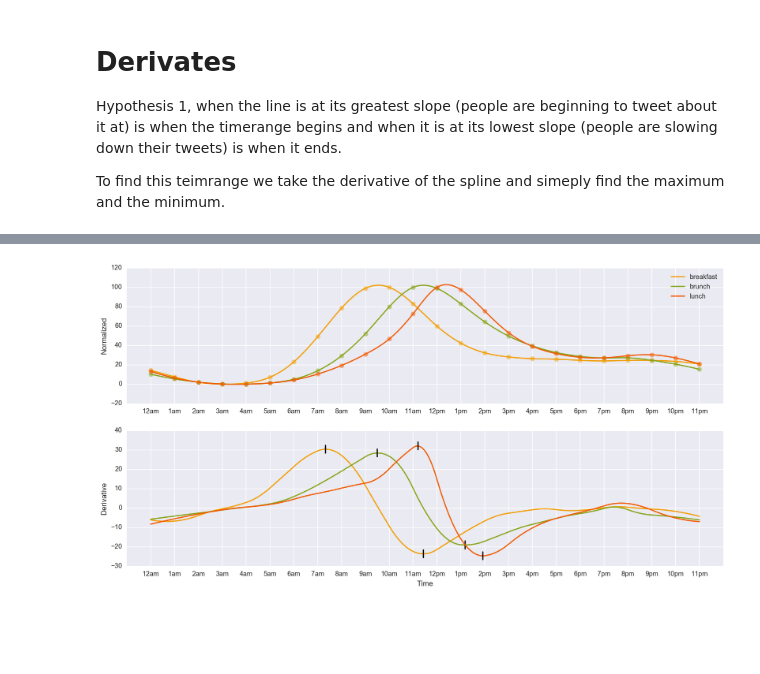
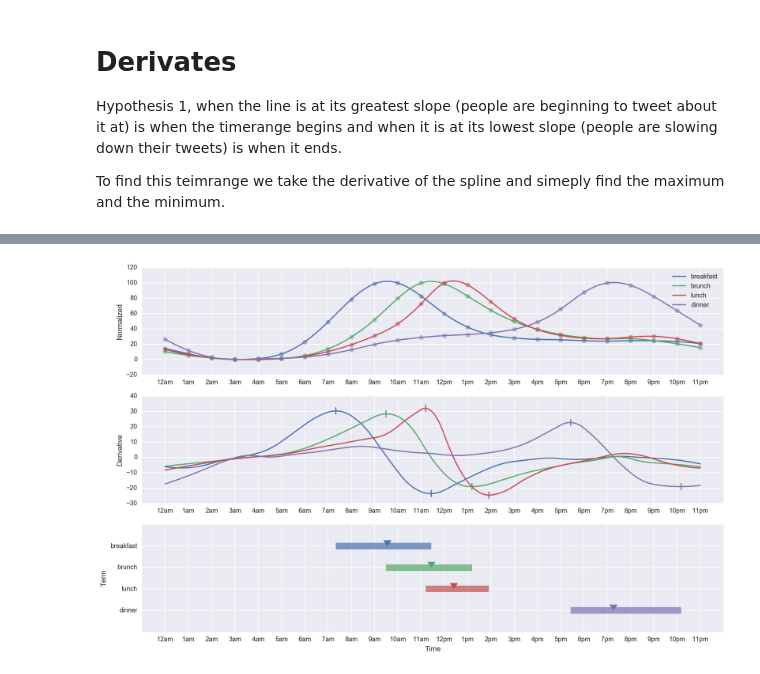
Before and after one commit to bjacobso/brunch, a Jupyter notebook: Brunch Analysis.ipynb, the cells around one changed output, grey strips where cells are left out. Drawn from its saved outputs; the diff is of its cells as text; code cells hidden in the pictures; blank space fills up the shorter version.

```diff
--- a/Brunch Analysis.ipynb
+++ b/Brunch Analysis.ipynb
@@ -19,13 +20,22 @@ labels = [
   '12am', '1am', '2am', '3am', '4am', '5am', '6am', '7am', '8am', '9am', '10am', '11am',
   '12pm', '1pm', '2pm', '3pm', '4pm', '5pm', '6pm', '7pm', '8pm', '9pm', '10pm', '11pm',
 ]
+current_palette = sns.color_palette()
 colors = {
-    'breakfast': '#F29F05',
-    'brunch': '#87A61C',
-    'coffee': '#AA502D',
-    'lunch': '#F25C05',
-    'dinner': '#D92526'
+    'breakfast': current_palette[0],
+    'brunch': current_palette[1],
+    'lunch': current_palette[2],
+    'dinner': current_palette[3],
+    'coffee': current_palette[4],
 }
+
+# convert 4.5 => 4:30am
+def htime(hour):
+    ampm = ('am' if (int(hour) < 12) else 'pm')
+    h = math.floor(hour) % 12
+    if h == 0:
+        h = 12
+    return "%d:%02d%s" % (h, int(hour % 1 * 60), ampm)
 # %%
 # create the data frame from csv
 df = pd.read_csv('tweets_local_hours.csv', header=None, names=columns)
@@ -87,15 +97,27 @@ Hypothesis 1, when the line is at its greatest slope (people are beginning to tw
 
 To find this teimrange we take the derivative of the spline and simeply find the maximum and the minimum.
 # %%
+from matplotlib import gridspec
+
 xnew = np.linspace(0, 23, num=500, endpoint=True)
-fig = plt.figure(figsize=(16, 8), facecolor='w', edgecolor='k')
+fig = plt.figure(figsize=(16, 10), facecolor='w', edgecolor='k')
 
-plot_terms = ['breakfast', 'brunch', 'lunch'] # terms
+plot_terms = ['breakfast', 'brunch', 'lunch', 'dinner'] # terms
 
-plt.subplot(211)
+fig = plt.figure(figsize=(16, 10), facecolor='w', edgecolor='k')
+
+gs = gridspec.GridSpec(3, 3)
+ax1 = fig.add_subplot(gs[0,:])
+ax2 = fig.add_subplot(gs[1,:])
+ax3 = fig.add_subplot(gs[2,:])
+# f, axarr = plt.subplots(3, sharex=True)
+
+plt.sca(ax1)
+
 plt.xlim([-1,24])
+plt.xticks(times, labels)
+plt.xticks(times, labels)
 plt.ylabel('Normalized')
-plt.xticks(times, labels)
 for term in plot_terms:
     spline = UnivariateSpline(times, dfp_norm[term], s=0)
     plt.plot(times, dfp_norm[term], 'o', color=colors[term], alpha=0.5, label='_nolegend_')
@@ -103,34 +125,36 @@ for term in plot_terms:
 
 plt.legend()
 
-plt.subplot(212)
+plt.sca(ax2)
 plt.xlim([-1,24])
 plt.xticks(times, labels)
+plt.xticks(times, labels)
 plt.ylabel('Derivative')
-plt.xlabel('Time')
+
 for term in plot_terms:
     spline = UnivariateSpline(times, dfp_norm[term], s=0)
     d = spline.derivative()(xnew)
     plt.plot(xnew, d, '-', color=colors[term])
     # plot black bars
     plt.plot((xnew[np.argmax(d, axis=0)], xnew[np.argmax(d, axis=0)]),
-             (d[np.argmax(d, axis=0)] - 2, d[np.argmax(d, axis=0)] + 2), 'k-')
+             (d[np.argmax(d, axis=0)] - 2, d[np.argmax(d, axis=0)] + 2), '-', color=colors[term])
     plt.plot((xnew[np.argmin(d, axis=0)], xnew[np.argmin(d, axis=0)]),
-             (d[np.argmin(d, axis=0)] - 2, d[np.argmin(d, axis=0)] + 2), 'k-')
+             (d[np.argmin(d, axis=0)] - 2, d[np.argmin(d, axis=0)] + 2), '-', color=colors[term])
 
-    print(term)
-    print(xnew[np.argmax(d, axis=0)], 'to', xnew[np.argmin(d, axis=0)])
+plt.sca(ax3)
+plt.xlim([-1,24])
+plt.xticks(times, labels)
+plt.xticks(times, labels)
+plt.yticks(range(len(plot_terms)), reversed(plot_terms))
+plt.ylim([-1,len(plot_terms)])
+plt.ylabel('Term')
+for i, term in enumerate(reversed(plot_terms)):
+    spline = UnivariateSpline(times, dfp_norm[term], s=0)
+    d = spline.derivative()(xnew)
+    plt.hlines(i, xnew[np.argmax(d, axis=0)], xnew[np.argmin(d, axis=0)],
+               linewidth=10, color=colors[term], label=term, alpha=0.7)
+    plt.scatter([xnew[np.argmax(spline(xnew), axis=0)]], [i], color=colors[term], s=150, marker=7)
 
-# plt.subplot(211)
-# plt.xlim([-1,24])
-# plt.xticks(times, labels)
-# plt.ylabel('Term')
-# plt.xlabel('Time')
-# plt.yticks(np.arange(0,len(plot_terms)), plot_terms)
-# for term in plot_terms:
-#     plt.hlines(plot_terms, xnew[np.argmax(d, axis=0)], xnew[np.argmin(d, axis=0)])
-#     print(term)
-
-
+plt.xlabel('Time')
 plt.show()
 # %% [output]
@@ -143 +162 @@ lunch
-[figure, old version]
+[figure, new version]
```
Also changed, not shown: parts of 6 cells of this notebook.
